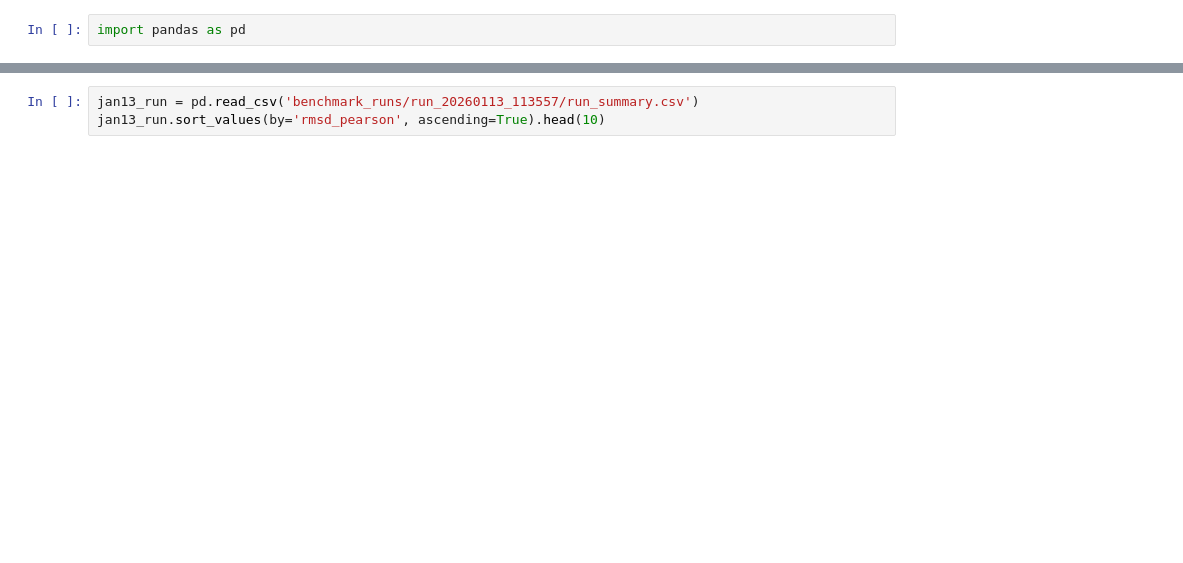
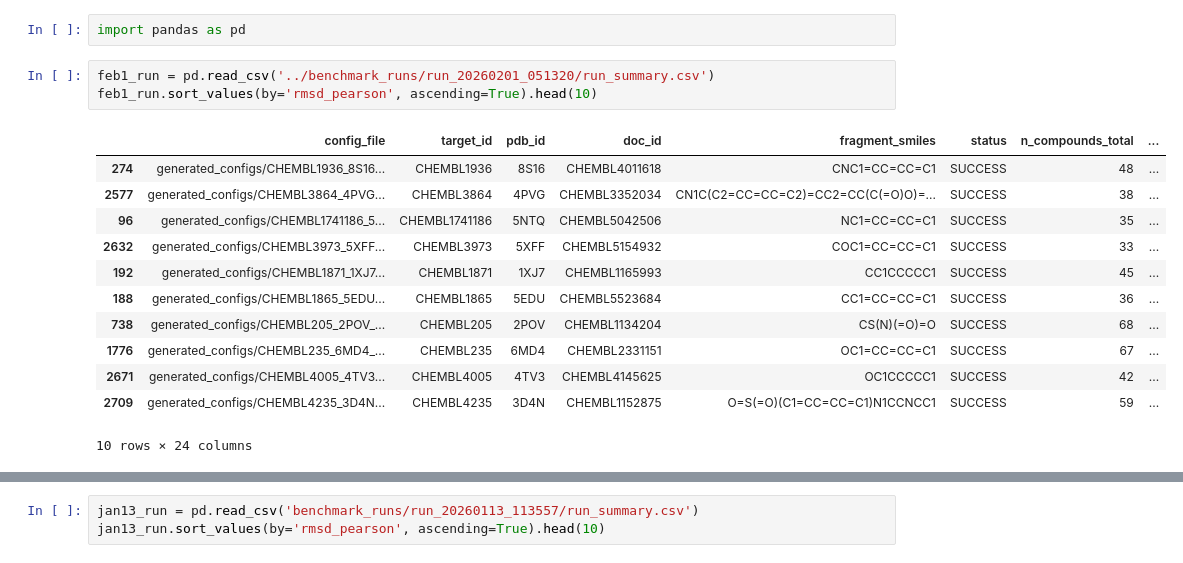
Before and after one commit to Popov-Lab-UNC/mockdock, a Jupyter notebook: notebooks/chembl-download.ipynb, the cells around one changed output, grey strips where cells are left out. Saved outputs shown, nothing was run; the diff lists cells and outputs as text; blank space fills up the shorter version.

```diff
--- a/notebooks/chembl-download.ipynb
+++ b/notebooks/chembl-download.ipynb
@@ -1,4 +1,20 @@
 # %%
 import pandas as pd
+# %%
+feb1_run = pd.read_csv('../benchmark_runs/run_20260201_051320/run_summary.csv')
+feb1_run.sort_values(by='rmsd_pearson', ascending=True).head(10)
+# %% [output]
+|  | config_file | target_id | pdb_id | doc_id | fragment_smiles | status | n_compounds_total | ... |
+| 274 | generated_configs/CHEMBL1936_8S16... | CHEMBL1936 | 8S16 | CHEMBL4011618 | CNC1=CC=CC=C1 | SUCCESS | 48 | ... |
+| 2577 | generated_configs/CHEMBL3864_4PVG... | CHEMBL3864 | 4PVG | CHEMBL3352034 | CN1C(C2=CC=CC=C2)=CC2=CC(C(=O)O)=... | SUCCESS | 38 | ... |
+| 96 | generated_configs/CHEMBL1741186_5... | CHEMBL1741186 | 5NTQ | CHEMBL5042506 | NC1=CC=CC=C1 | SUCCESS | 35 | ... |
+| 2632 | generated_configs/CHEMBL3973_5XFF... | CHEMBL3973 | 5XFF | CHEMBL5154932 | COC1=CC=CC=C1 | SUCCESS | 33 | ... |
+| 192 | generated_configs/CHEMBL1871_1XJ7... | CHEMBL1871 | 1XJ7 | CHEMBL1165993 | CC1CCCCC1 | SUCCESS | 45 | ... |
+| 188 | generated_configs/CHEMBL1865_5EDU... | CHEMBL1865 | 5EDU | CHEMBL5523684 | CC1=CC=CC=C1 | SUCCESS | 36 | ... |
+| 738 | generated_configs/CHEMBL205_2POV_... | CHEMBL205 | 2POV | CHEMBL1134204 | CS(N)(=O)=O | SUCCESS | 68 | ... |
+| 1776 | generated_configs/CHEMBL235_6MD4_... | CHEMBL235 | 6MD4 | CHEMBL2331151 | OC1=CC=CC=C1 | SUCCESS | 67 | ... |
+| 2671 | generated_configs/CHEMBL4005_4TV3... | CHEMBL4005 | 4TV3 | CHEMBL4145625 | OC1CCCCC1 | SUCCESS | 42 | ... |
+| 2709 | generated_configs/CHEMBL4235_3D4N... | CHEMBL4235 | 3D4N | CHEMBL1152875 | O=S(=O)(C1=CC=CC=C1)N1CCNCC1 | SUCCESS | 59 | ... |
+10 rows × 24 columns
 # %%
 jan9_run = pd.read_csv('../legacy_runs/benchmark_runs/run_20260109_101514/run_summary.csv')
```
Also changed, not shown: parts of 6 cells of this notebook, 27 other files.
